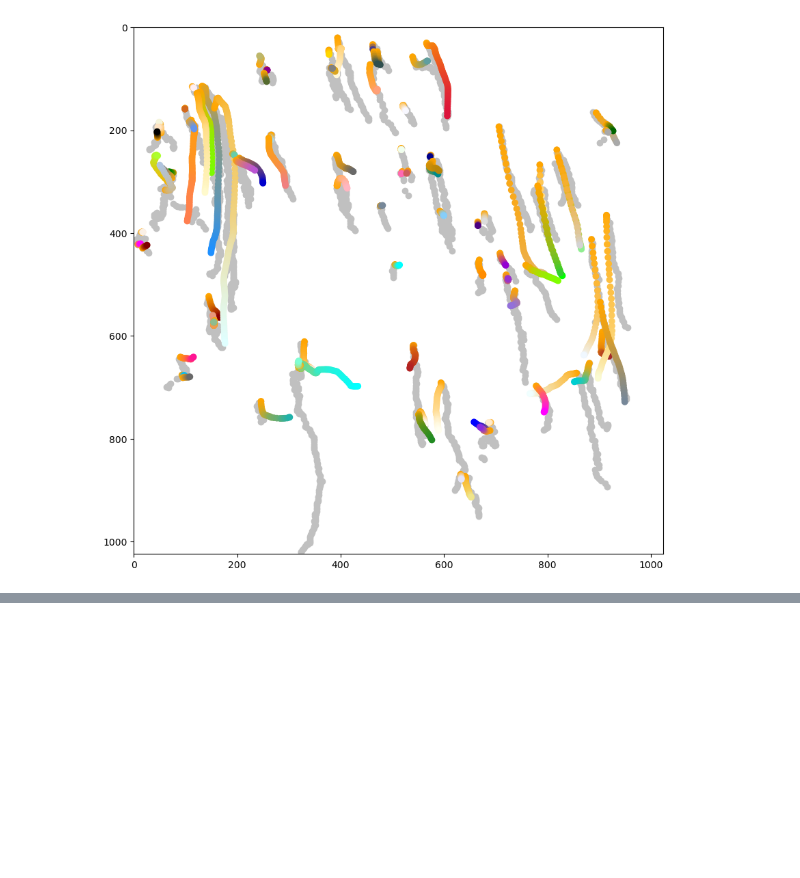
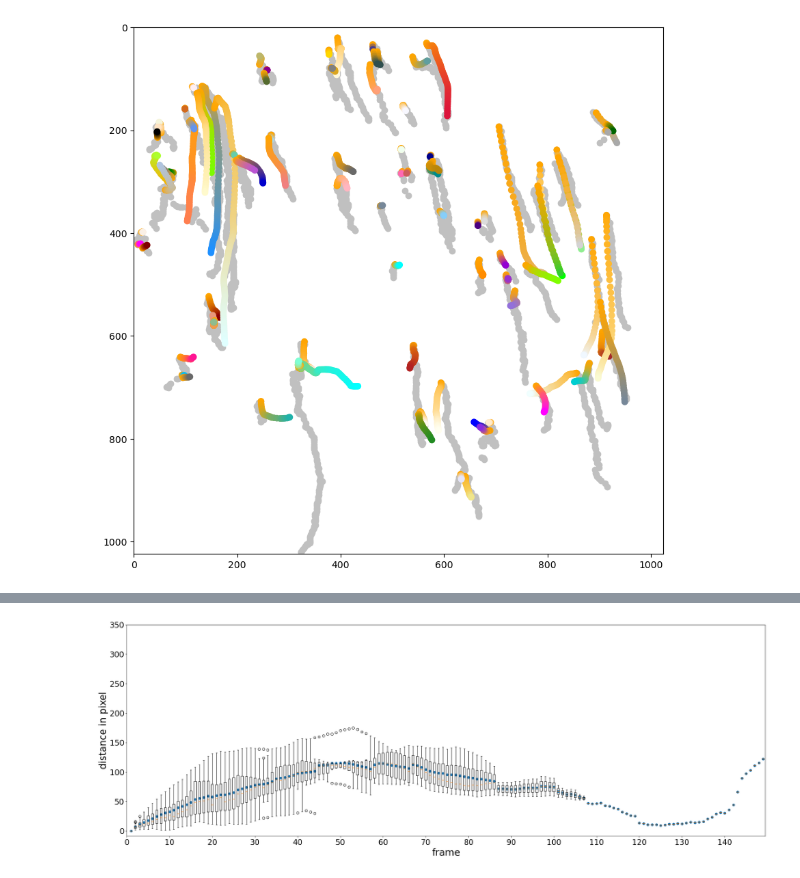
Before and after one commit to rzhou-space/PIV_analysis_headon_data, a Jupyter notebook: Tracking_Py.ipynb, the cells around one changed output, grey strips where cells are left out. Saved outputs shown, nothing was run; the diff lists cells and outputs as text; code cells hidden in the pictures; blank space fills up the shorter version.

```diff
--- a/Tracking_Py.ipynb
+++ b/Tracking_Py.ipynb
@@ -479,3 +497,8 @@ plot_original_pseudo_overlap(original_x_track, original_y_track, original_t_trac
+# %%
+plot_time_error(sub_origi_id, sub_origi_x, sub_origi_y, sub_piv_x, sub_piv_y,
+                "time_error_periderm_tracks")
+# %% [output]
+[figure, added]
 # %%
 # def select_small_factor_tracks(track_id, original_x, original_y, pseudo_x, pseudo_y, small_factor):
 #     # Select out the tracks which has small length difference between original tracks and pseudo tracks.
```
Also changed, not shown: parts of 5 cells of this notebook.
